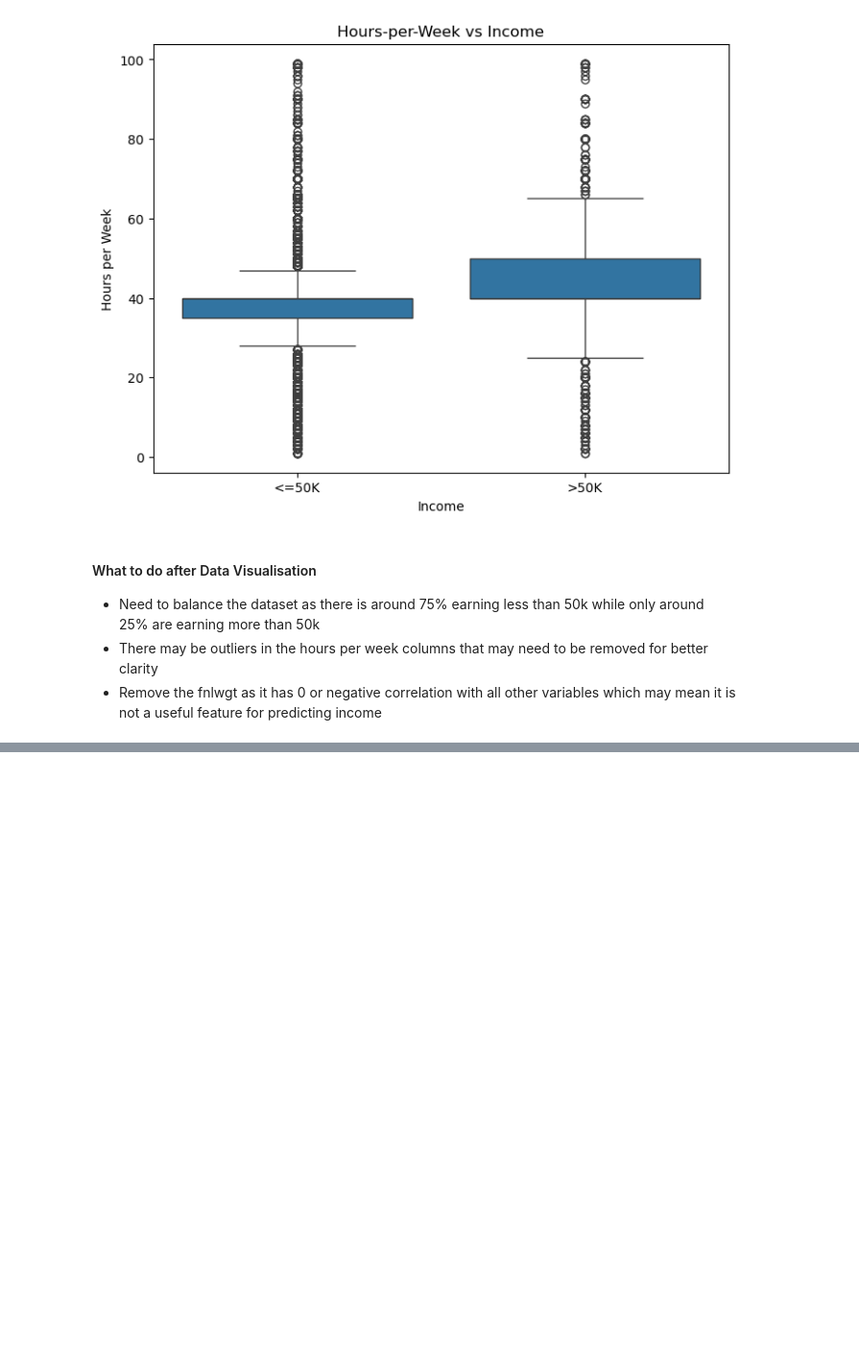
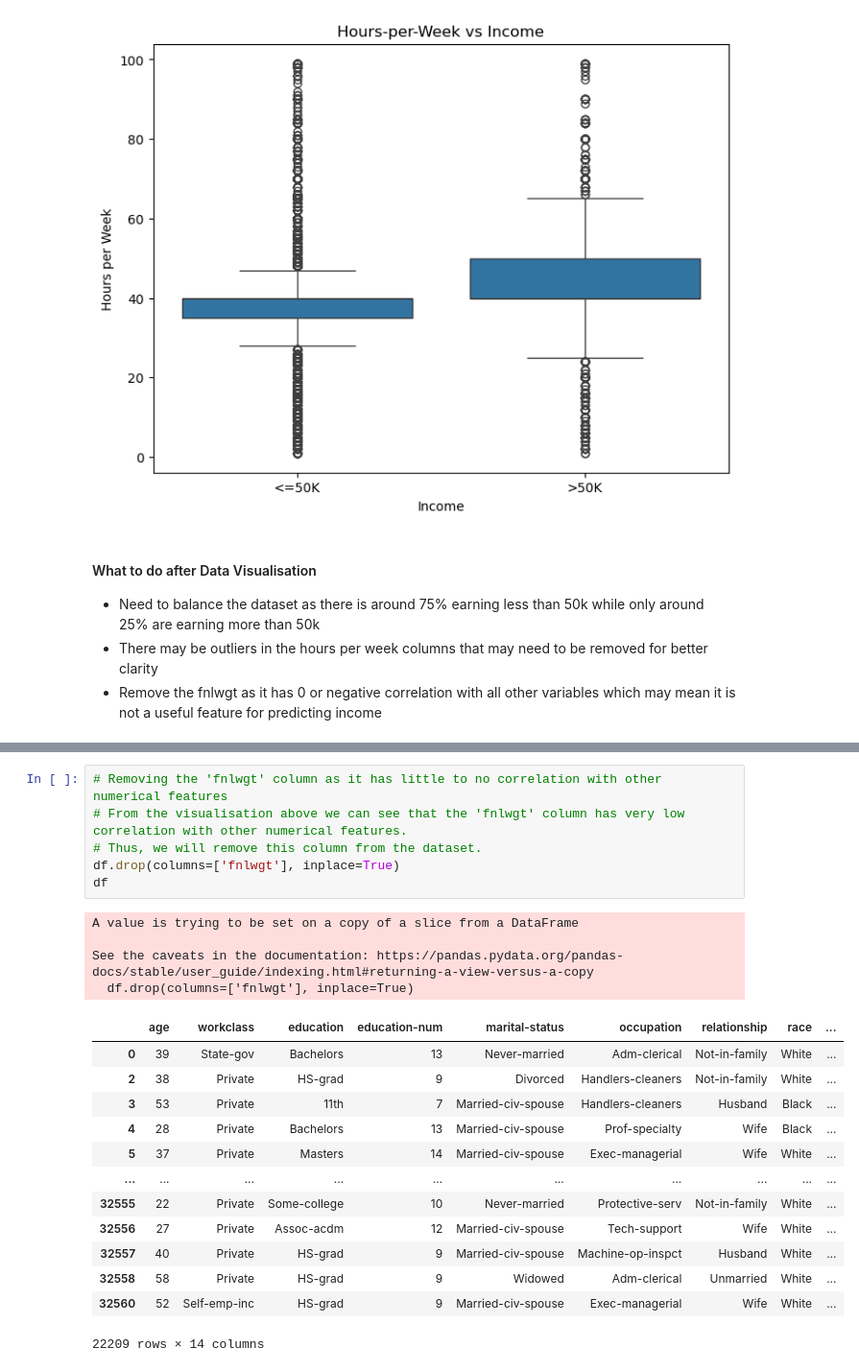
Before and after one commit to limchx/MLDP_Machine_Learning_Project, a Jupyter notebook: MLDP_Code_Submission.ipynb, the cells around one changed output, grey strips where cells are left out. Shown at 96% size. Saved outputs shown, nothing was run; the diff lists cells and outputs as text; blank space fills up the shorter version.

```diff
--- a/MLDP_Code_Submission.ipynb
+++ b/MLDP_Code_Submission.ipynb
@@ -256,0 +310,24 @@ plt.show()
+# %%
+# Removing the 'fnlwgt' column as it has little to no correlation with other numerical features
+# From the visualisation above we can see that the 'fnlwgt' column has very low correlation with other numerical features.
+# Thus, we will remove this column from the dataset.
+df.drop(columns=['fnlwgt'], inplace=True)
+df
+# %% [output]
+A value is trying to be set on a copy of a slice from a DataFrame
+
+See the caveats in the documentation: https://pandas.pydata.org/pandas-docs/stable/user_guide/indexing.html#returning-a-view-versus-a-copy
+  df.drop(columns=['fnlwgt'], inplace=True)
+|  | age | workclass | education | education-num | marital-status | occupation | relationship | race | ... |
+| 0 | 39 | State-gov | Bachelors | 13 | Never-married | Adm-clerical | Not-in-family | White | ... |
+| 2 | 38 | Private | HS-grad | 9 | Divorced | Handlers-cleaners | Not-in-family | White | ... |
+| 3 | 53 | Private | 11th | 7 | Married-civ-spouse | Handlers-cleaners | Husband | Black | ... |
+| 4 | 28 | Private | Bachelors | 13 | Married-civ-spouse | Prof-specialty | Wife | Black | ... |
+| 5 | 37 | Private | Masters | 14 | Married-civ-spouse | Exec-managerial | Wife | White | ... |
+| ... | ... | ... | ... | ... | ... | ... | ... | ... | ... |
+| 32555 | 22 | Private | Some-college | 10 | Never-married | Protective-serv | Not-in-family | White | ... |
+| 32556 | 27 | Private | Assoc-acdm | 12 | Married-civ-spouse | Tech-support | Wife | White | ... |
+| 32557 | 40 | Private | HS-grad | 9 | Married-civ-spouse | Machine-op-inspct | Husband | White | ... |
+| 32558 | 58 | Private | HS-grad | 9 | Widowed | Adm-clerical | Unmarried | White | ... |
+| 32560 | 52 | Self-emp-inc | HS-grad | 9 | Married-civ-spouse | Exec-managerial | Wife | White | ... |
+22209 rows × 14 columns
```
Also changed, not shown: parts of 4 cells of this notebook.
